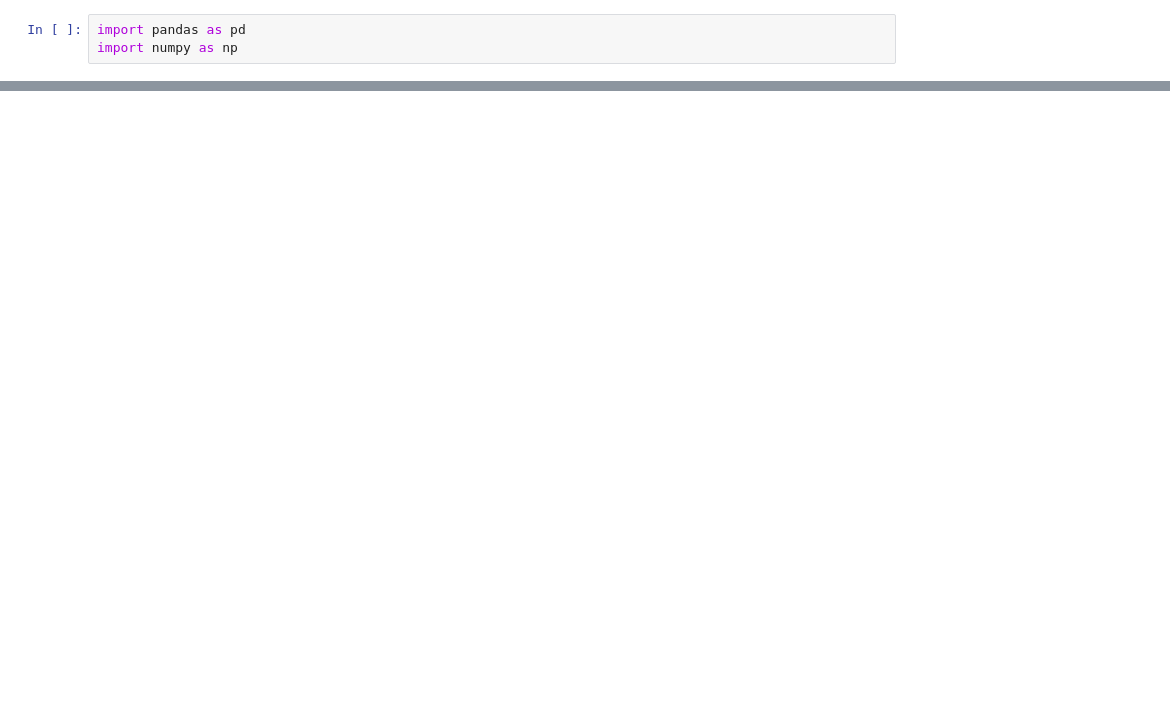
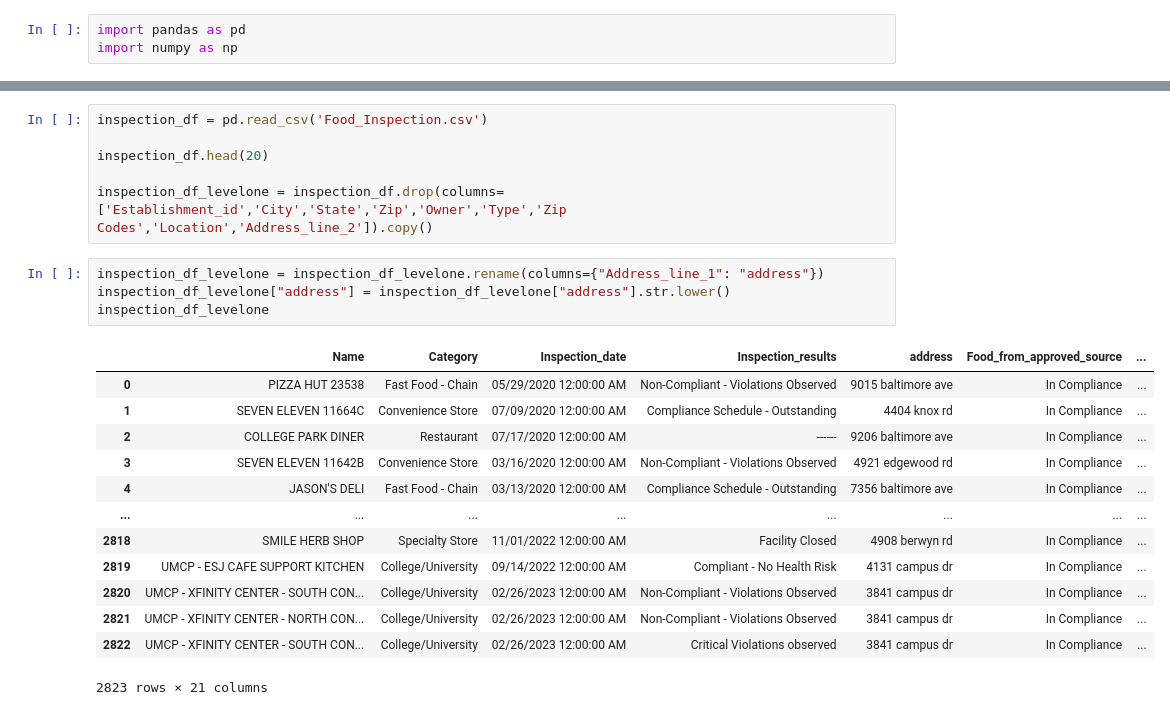
Before and after one commit to snigdhapenmetsa/Yelp_Data_Analytics, a Jupyter notebook: main.ipynb, the cells around one changed output, grey strips where cells are left out. Drawn from its saved outputs; the diff is of its cells as text; blank space fills up the shorter version.

```diff
--- a/main.ipynb
+++ b/main.ipynb
@@ -66,0 +96,24 @@ inspection_df
+# %%
+inspection_df = pd.read_csv('Food_Inspection.csv')
+
+inspection_df.head(20)
+
+inspection_df_levelone = inspection_df.drop(columns=['Establishment_id','City','State','Zip','Owner','Type','Zip Codes','Location','Address_line_2']).copy()
+# %%
+inspection_df_levelone = inspection_df_levelone.rename(columns={"Address_line_1": "address"})
+inspection_df_levelone["address"] = inspection_df_levelone["address"].str.lower()
+inspection_df_levelone
+# %% [output]
+|  | Name | Category | Inspection_date | Inspection_results | address | Food_from_approved_source | ... |
+| 0 | PIZZA HUT 23538 | Fast Food - Chain | 05/29/2020 12:00:00 AM | Non-Compliant - Violations Observed | 9015 baltimore ave | In Compliance | ... |
+| 1 | SEVEN ELEVEN 11664C | Convenience Store | 07/09/2020 12:00:00 AM | Compliance Schedule - Outstanding | 4404 knox rd | In Compliance | ... |
+| 2 | COLLEGE PARK DINER | Restaurant | 07/17/2020 12:00:00 AM | ------ | 9206 baltimore ave | In Compliance | ... |
+| 3 | SEVEN ELEVEN 11642B | Convenience Store | 03/16/2020 12:00:00 AM | Non-Compliant - Violations Observed | 4921 edgewood rd | In Compliance | ... |
+| 4 | JASON'S DELI | Fast Food - Chain | 03/13/2020 12:00:00 AM | Compliance Schedule - Outstanding | 7356 baltimore ave | In Compliance | ... |
+| ... | ... | ... | ... | ... | ... | ... | ... |
+| 2818 | SMILE HERB SHOP | Specialty Store | 11/01/2022 12:00:00 AM | Facility Closed | 4908 berwyn rd | In Compliance | ... |
+| 2819 | UMCP - ESJ CAFE SUPPORT KITCHEN | College/University | 09/14/2022 12:00:00 AM | Compliant - No Health Risk | 4131 campus dr | In Compliance | ... |
+| 2820 | UMCP - XFINITY CENTER - SOUTH CON... | College/University | 02/26/2023 12:00:00 AM | Non-Compliant - Violations Observed | 3841 campus dr | In Compliance | ... |
+| 2821 | UMCP - XFINITY CENTER - NORTH CON... | College/University | 02/26/2023 12:00:00 AM | Non-Compliant - Violations Observed | 3841 campus dr | In Compliance | ... |
+| 2822 | UMCP - XFINITY CENTER - SOUTH CON... | College/University | 02/26/2023 12:00:00 AM | Critical Violations observed | 3841 campus dr | In Compliance | ... |
+2823 rows × 21 columns
```
Also changed, not shown: parts of 8 cells of this notebook, 1 other file.
